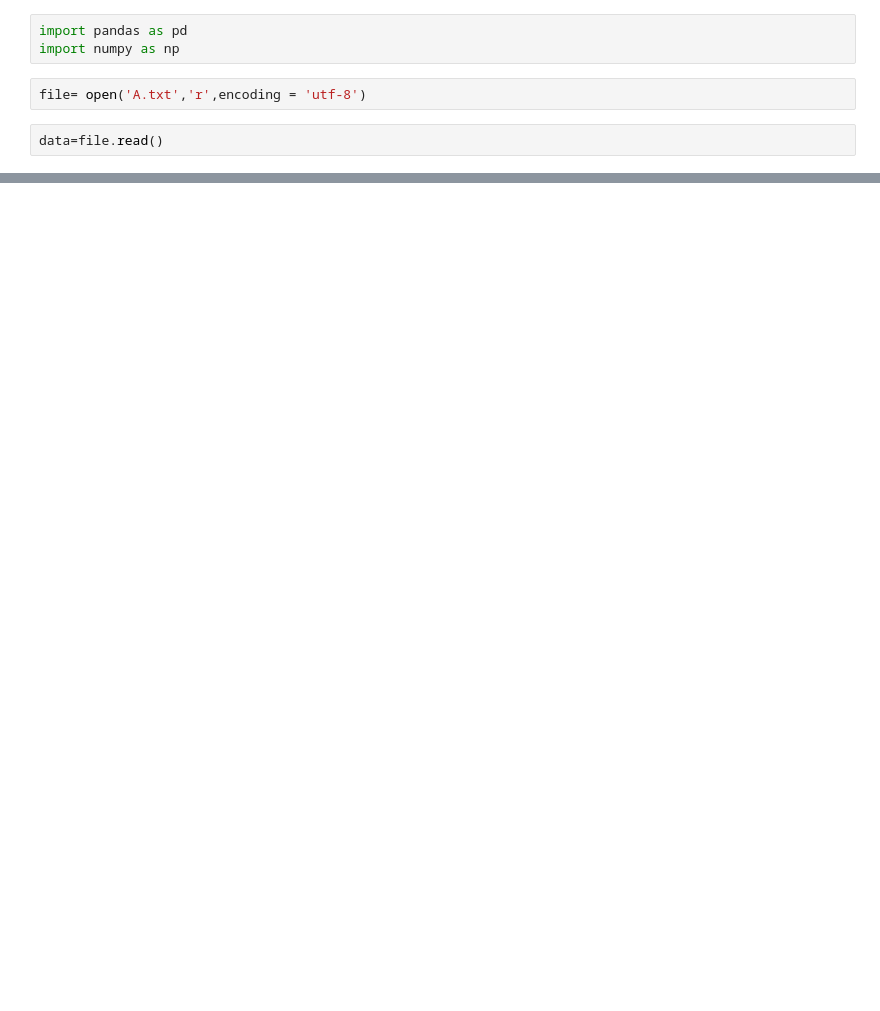
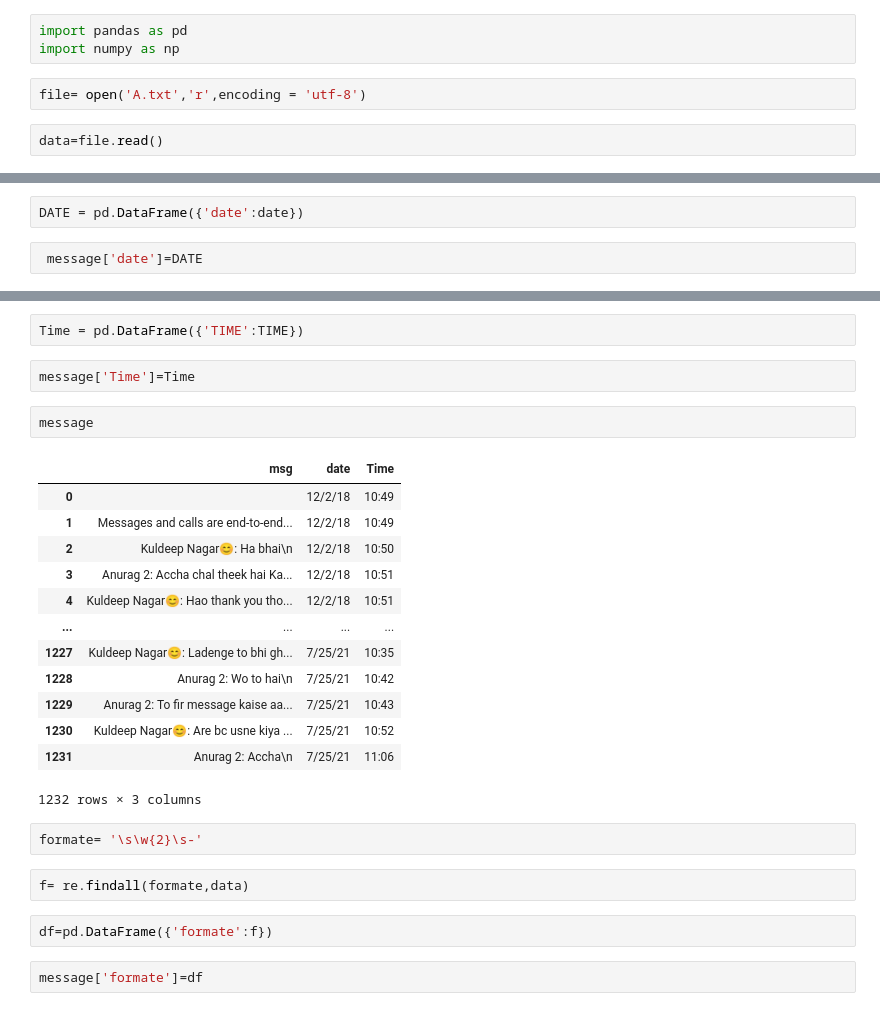
Before and after one commit to kuldeep4408/WhatsApp_Chat_Analysis, a Jupyter notebook: preprocessing.ipynb, the cells around one changed output, grey strips where cells are left out. Drawn from its saved outputs; the diff is of its cells as text; blank space fills up the shorter version.

```diff
--- a/preprocessing.ipynb
+++ b/preprocessing.ipynb
@@ -11,0 +48,4 @@ data
+# %%
+DATE = pd.DataFrame({'date':date})
+# %%
+ message['date']=DATE
@@ -11,0 +68,28 @@ data
+# %%
+Time = pd.DataFrame({'TIME':TIME})
+# %%
+message['Time']=Time
+# %%
+message
+# %% [output]
+|  | msg | date | Time |
+| 0 |  | 12/2/18 | 10:49 |
+| 1 | Messages and calls are end-to-end... | 12/2/18 | 10:49 |
+| 2 | Kuldeep Nagar😊: Ha bhai\n | 12/2/18 | 10:50 |
+| 3 | Anurag 2: Accha chal theek hai Ka... | 12/2/18 | 10:51 |
+| 4 | Kuldeep Nagar😊: Hao thank you tho... | 12/2/18 | 10:51 |
+| ... | ... | ... | ... |
+| 1227 | Kuldeep Nagar😊: Ladenge to bhi gh... | 7/25/21 | 10:35 |
+| 1228 | Anurag 2: Wo to hai\n | 7/25/21 | 10:42 |
+| 1229 | Anurag 2: To fir message kaise aa... | 7/25/21 | 10:43 |
+| 1230 | Kuldeep Nagar😊: Are bc usne kiya ... | 7/25/21 | 10:52 |
+| 1231 | Anurag 2: Accha\n | 7/25/21 | 11:06 |
+1232 rows × 3 columns
+# %%
+formate= '\s\w{2}\s-'
+# %%
+f= re.findall(formate,data)
+# %%
+df=pd.DataFrame({'formate':f})
+# %%
+message['formate']=df
```
Also changed, not shown: parts of 14 cells of this notebook.
